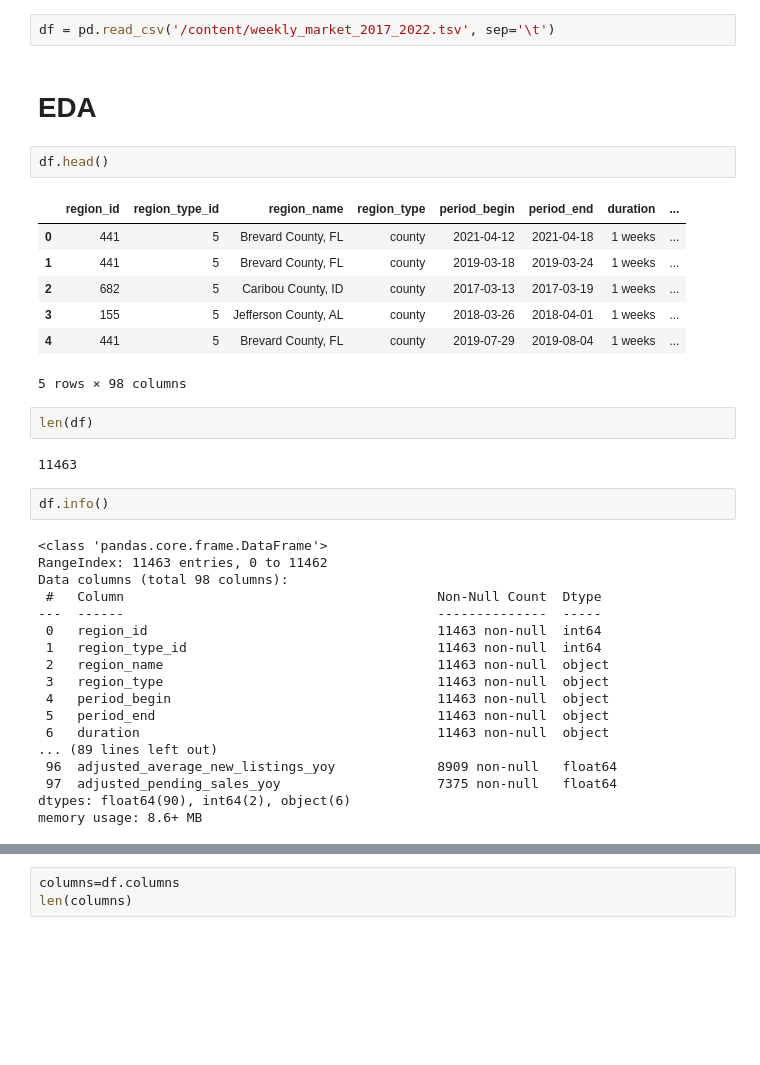
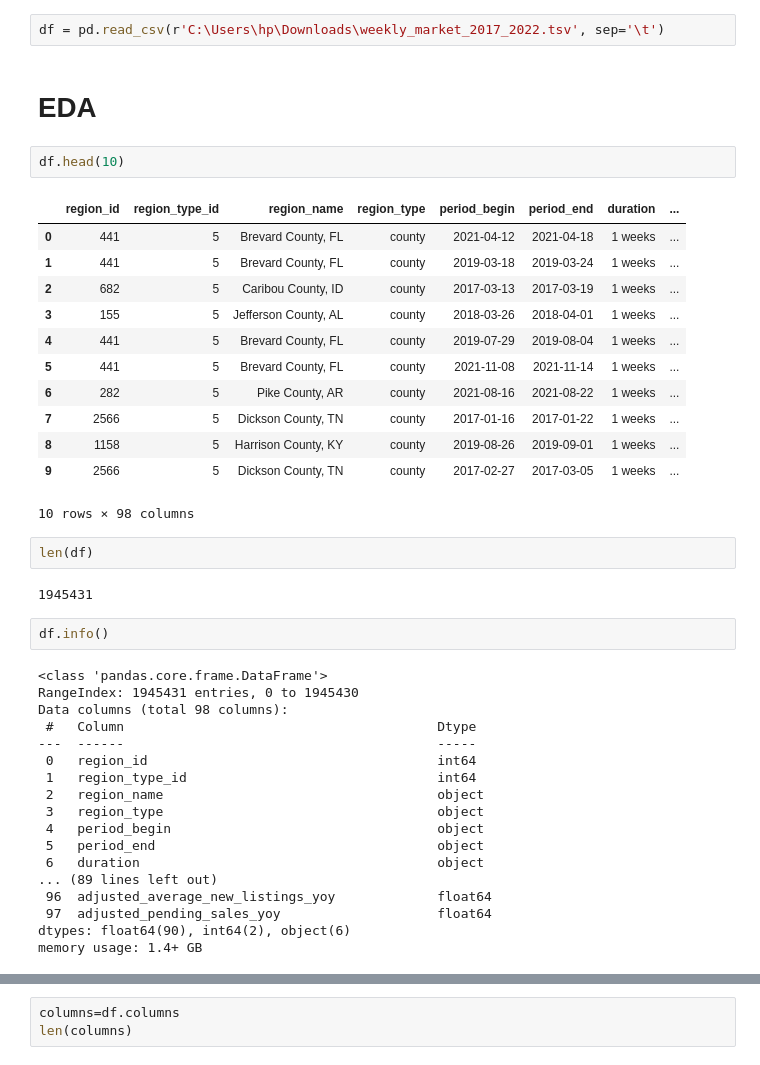
Before and after one commit to Hafiz408/ZeroDown-Hackathon, a Jupyter notebook: US_Housing_Market_Dynamics.ipynb, the cells around one changed output, grey strips where cells are left out. Saved outputs shown, nothing was run; the diff lists cells and outputs as text; blank space fills up the shorter version.

```diff
--- a/US_Housing_Market_Dynamics.ipynb
+++ b/US_Housing_Market_Dynamics.ipynb
@@ -5,43 +5,48 @@ import seaborn as sns
 import plotly.express as px
 import plotly.graph_objects as go
 # %%
-df = pd.read_csv('/content/weekly_market_2017_2022.tsv', sep='\t')
+df = pd.read_csv(r'C:\Users\hp\Downloads\weekly_market_2017_2022.tsv', sep='\t')
 # %% [markdown]
 # EDA
 # %%
-df.head()
+df.head(10)
 # %% [output]
 |  | region_id | region_type_id | region_name | region_type | period_begin | period_end | duration | ... |
 | 0 | 441 | 5 | Brevard County, FL | county | 2021-04-12 | 2021-04-18 | 1 weeks | ... |
 | 1 | 441 | 5 | Brevard County, FL | county | 2019-03-18 | 2019-03-24 | 1 weeks | ... |
 | 2 | 682 | 5 | Caribou County, ID | county | 2017-03-13 | 2017-03-19 | 1 weeks | ... |
 | 3 | 155 | 5 | Jefferson County, AL | county | 2018-03-26 | 2018-04-01 | 1 weeks | ... |
 | 4 | 441 | 5 | Brevard County, FL | county | 2019-07-29 | 2019-08-04 | 1 weeks | ... |
+| 5 | 441 | 5 | Brevard County, FL | county | 2021-11-08 | 2021-11-14 | 1 weeks | ... |
+| 6 | 282 | 5 | Pike County, AR | county | 2021-08-16 | 2021-08-22 | 1 weeks | ... |
+| 7 | 2566 | 5 | Dickson County, TN | county | 2017-01-16 | 2017-01-22 | 1 weeks | ... |
+| 8 | 1158 | 5 | Harrison County, KY | county | 2019-08-26 | 2019-09-01 | 1 weeks | ... |
+| 9 | 2566 | 5 | Dickson County, TN | county | 2017-02-27 | 2017-03-05 | 1 weeks | ... |
-5 rows × 98 columns
+10 rows × 98 columns
 # %%
 len(df)
 # %% [output]
-11463
+1945431
 # %%
 df.info()
 # %% [output]
 <class 'pandas.core.frame.DataFrame'>
-RangeIndex: 11463 entries, 0 to 11462
+RangeIndex: 1945431 entries, 0 to 1945430
 Data columns (total 98 columns):
- #   Column                                        Non-Null Count  Dtype
----  ------                                        --------------  -----
- 0   region_id                                     11463 non-null  int64
- 1   region_type_id                                11463 non-null  int64
- 2   region_name                                   11463 non-null  object
- 3   region_type                                   11463 non-null  object
- 4   period_begin                                  11463 non-null  object
- 5   period_end                                    11463 non-null  object
- 6   duration                                      11463 non-null  object
+ #   Column                                        Dtype
+---  ------                                        -----
+ 0   region_id                                     int64
+ 1   region_type_id                                int64
+ 2   region_name                                   object
+ 3   region_type                                   object
+ 4   period_begin                                  object
+ 5   period_end                                    object
+ 6   duration                                      object
 ... (89 lines left out)
- 96  adjusted_average_new_listings_yoy             8909 non-null   float64
- 97  adjusted_pending_sales_yoy                    7375 non-null   float64
+ 96  adjusted_average_new_listings_yoy             float64
+ 97  adjusted_pending_sales_yoy                    float64
 dtypes: float64(90), int64(2), object(6)
-memory usage: 8.6+ MB
+memory usage: 1.4+ GB
 # %%
 df.describe()
 # %% [output]
```
Also changed, not shown: parts of 66 cells of this notebook.
